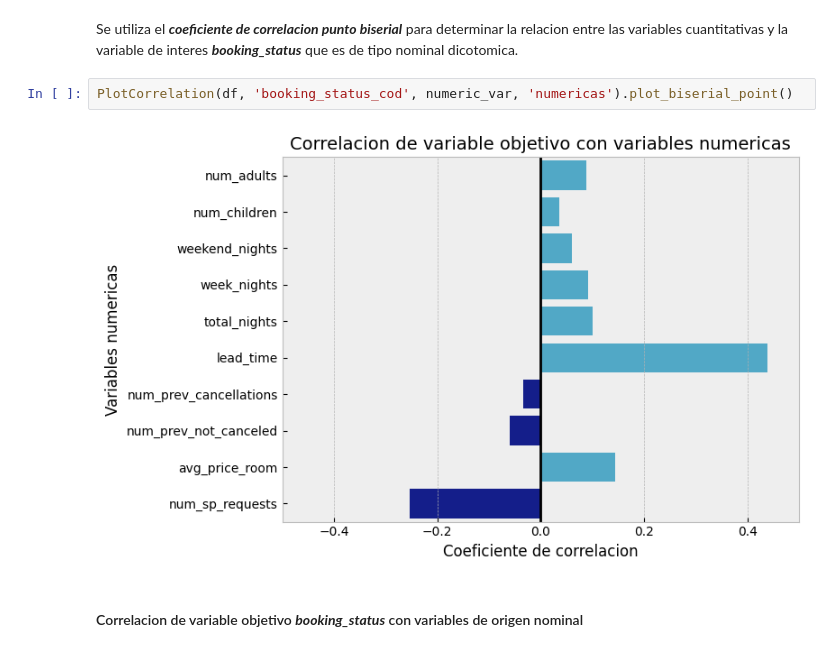
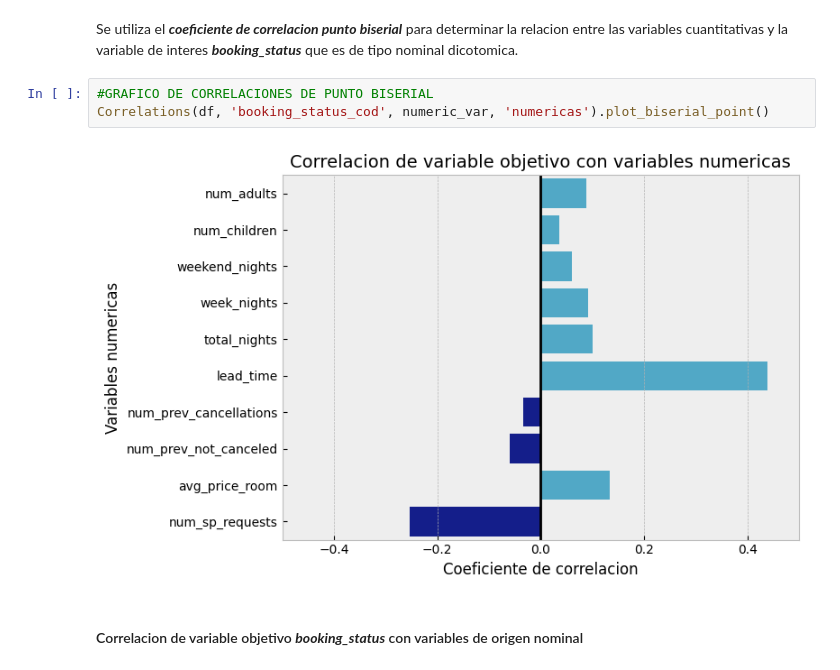
Before and after one commit to arielRas/CoderHouseDataScience-ProyectoFinal, a Jupyter notebook: Eda.ipynb, the cells around one changed output. Cells and saved outputs as stored; diff of their text form.

```diff
--- a/Eda.ipynb
+++ b/Eda.ipynb
@@ -117,9 +46,10 @@ plt.show()
 # %% [markdown]
 Se utiliza el ***coeficiente de correlacion punto biserial*** para determinar la relacion entre las variables cuantitativas y la variable de interes ***booking_status*** que es de tipo nominal dicotomica.
 # %%
-PlotCorrelation(df, 'booking_status_cod', numeric_var, 'numericas').plot_biserial_point()
+#GRAFICO DE CORRELACIONES DE PUNTO BISERIAL
+Correlations(df, 'booking_status_cod', numeric_var, 'numericas').plot_biserial_point()
 # %% [output]
-[figure, old version]
+[figure, new version]
 # %% [markdown]
 #### Correlacion de variable objetivo ***booking_status*** con variables de origen nominal
 # %% [markdown]
```
Also changed, not shown: parts of 10 cells of this notebook, 1 other file.
